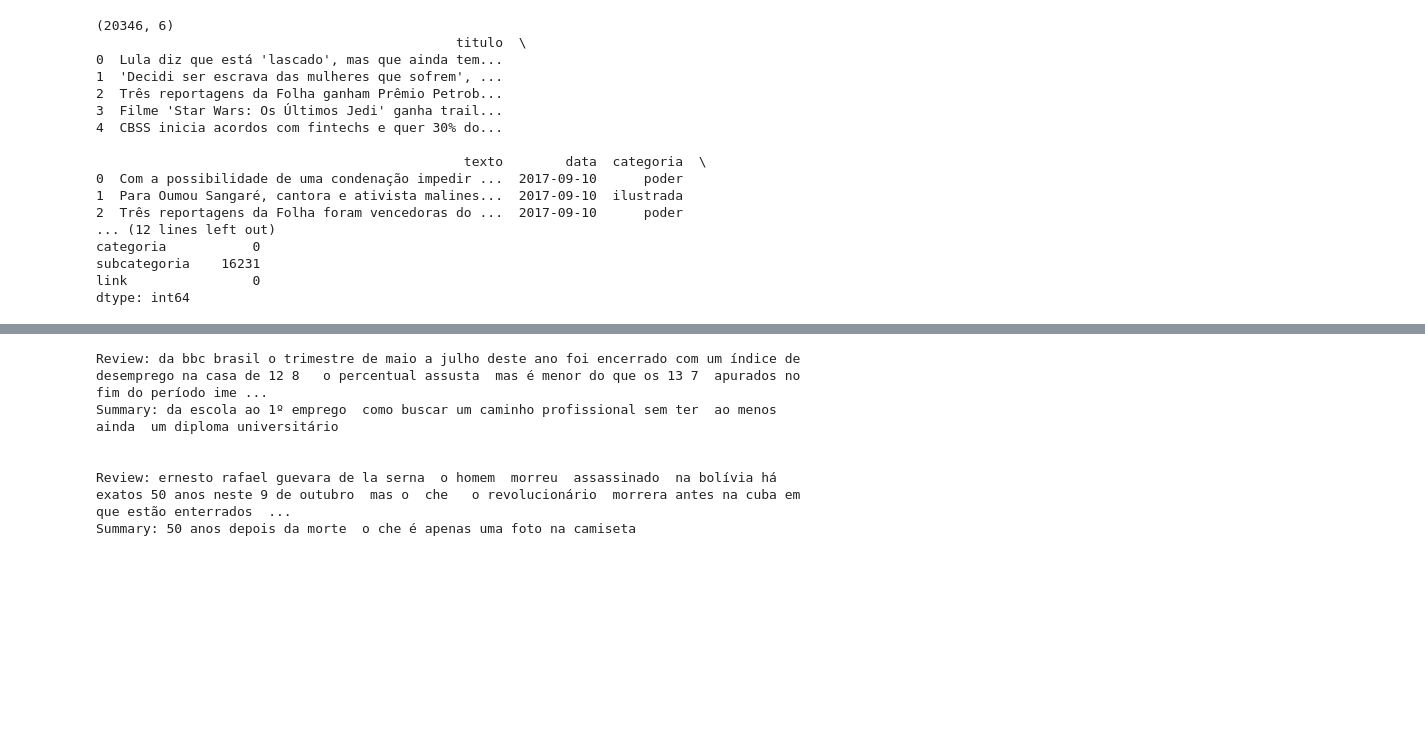
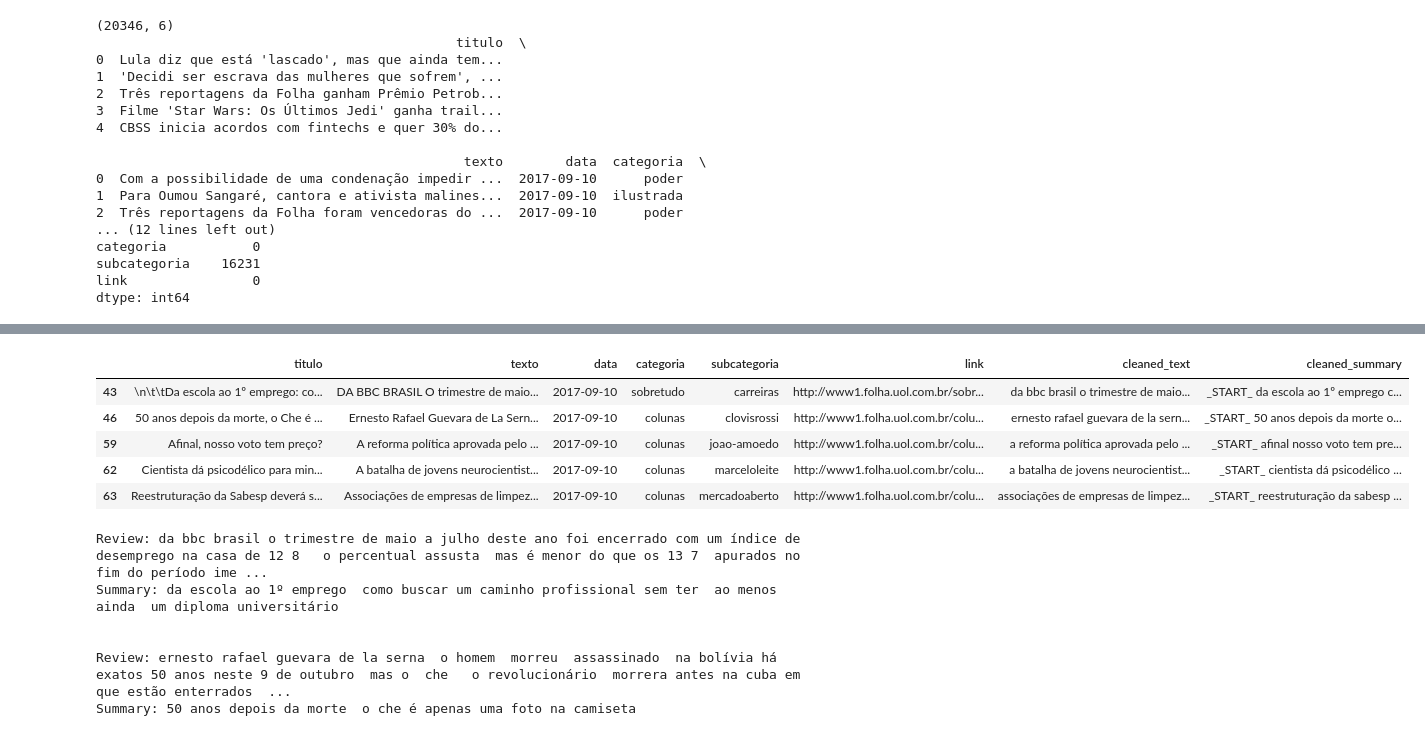
Before and after one commit to EdsonYamamoto/ProjetoInteligenciaArtificialSumarizacaoTexto, a Jupyter notebook: main.ipynb, the cells around one changed output, grey strips where cells are left out. Drawn from its saved outputs; the diff is of its cells as text; code cells hidden in the pictures; blank space fills up the shorter version.

```diff
--- a/main.ipynb
+++ b/main.ipynb
@@ -217,3 +161,12 @@ df
+# %%
+df.iloc[0:5]
+# %% [output]
+|  | titulo | texto | data | categoria | subcategoria | link | cleaned_text | cleaned_summary |
+| 43 | \n\t\tDa escola ao 1º emprego: co... | DA BBC BRASIL O trimestre de maio... | 2017-09-10 | sobretudo | carreiras | http://www1.folha.uol.com.br/sobr... | da bbc brasil o trimestre de maio... | _START_ da escola ao 1º emprego c... |
+| 46 | 50 anos depois da morte, o Che é ... | Ernesto Rafael Guevara de La Sern... | 2017-09-10 | colunas | clovisrossi | http://www1.folha.uol.com.br/colu... | ernesto rafael guevara de la sern... | _START_ 50 anos depois da morte o... |
+| 59 | Afinal, nosso voto tem preço? | A reforma política aprovada pelo ... | 2017-09-10 | colunas | joao-amoedo | http://www1.folha.uol.com.br/colu... | a reforma política aprovada pelo ... | _START_ afinal nosso voto tem pre... |
+| 62 | Cientista dá psicodélico para min... | A batalha de jovens neurocientist... | 2017-09-10 | colunas | marceloleite | http://www1.folha.uol.com.br/colu... | a batalha de jovens neurocientist... | _START_ cientista dá psicodélico ... |
+| 63 | Reestruturação da Sabesp deverá s... | Associações de empresas de limpez... | 2017-09-10 | colunas | mercadoaberto | http://www1.folha.uol.com.br/colu... | associações de empresas de limpez... | _START_ reestruturação da sabesp ... |
 # %%
 for i in range(2):
     print("Review:",df['cleaned_text'].iloc[i])
```
Also changed, not shown: parts of 8 cells of this notebook.
